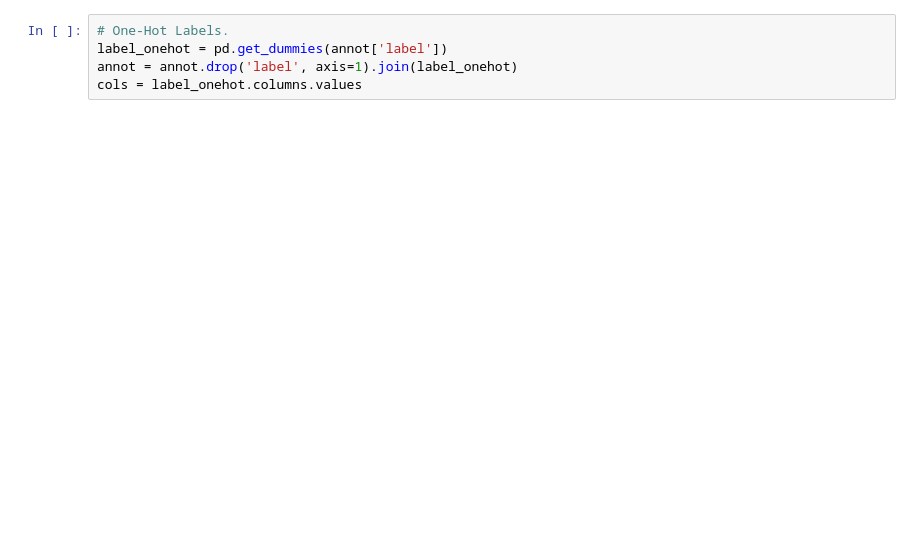
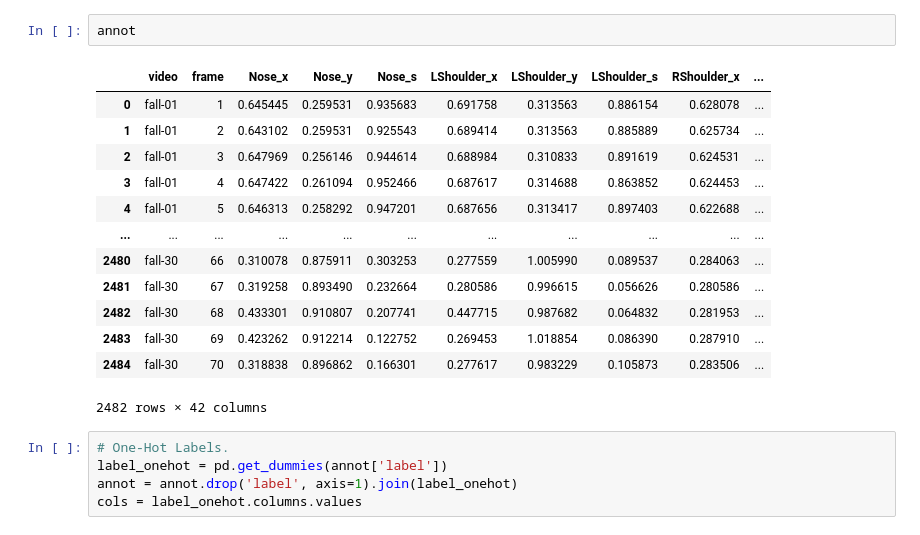
Before and after one commit to MyNameIsPHP/Skeleton-based-Human-Fall-Detection, a Jupyter notebook: process.ipynb, the cells around one changed output. Drawn from its saved outputs; the diff is of its cells as text; blank space fills up the shorter version.

```diff
--- a/process.ipynb
+++ b/process.ipynb
@@ -37,3 +37,19 @@ Number of rows in annot: 1683
+# %%
+annot
+# %% [output]
+|  | video | frame | Nose_x | Nose_y | Nose_s | LShoulder_x | LShoulder_y | LShoulder_s | RShoulder_x | ... |
+| 0 | fall-01 | 1 | 0.645445 | 0.259531 | 0.935683 | 0.691758 | 0.313563 | 0.886154 | 0.628078 | ... |
+| 1 | fall-01 | 2 | 0.643102 | 0.259531 | 0.925543 | 0.689414 | 0.313563 | 0.885889 | 0.625734 | ... |
+| 2 | fall-01 | 3 | 0.647969 | 0.256146 | 0.944614 | 0.688984 | 0.310833 | 0.891619 | 0.624531 | ... |
+| 3 | fall-01 | 4 | 0.647422 | 0.261094 | 0.952466 | 0.687617 | 0.314688 | 0.863852 | 0.624453 | ... |
+| 4 | fall-01 | 5 | 0.646313 | 0.258292 | 0.947201 | 0.687656 | 0.313417 | 0.897403 | 0.622688 | ... |
+| ... | ... | ... | ... | ... | ... | ... | ... | ... | ... | ... |
+| 2480 | fall-30 | 66 | 0.310078 | 0.875911 | 0.303253 | 0.277559 | 1.005990 | 0.089537 | 0.284063 | ... |
+| 2481 | fall-30 | 67 | 0.319258 | 0.893490 | 0.232664 | 0.280586 | 0.996615 | 0.056626 | 0.280586 | ... |
+| 2482 | fall-30 | 68 | 0.433301 | 0.910807 | 0.207741 | 0.447715 | 0.987682 | 0.064832 | 0.281953 | ... |
+| 2483 | fall-30 | 69 | 0.423262 | 0.912214 | 0.122752 | 0.269453 | 1.018854 | 0.086390 | 0.287910 | ... |
+| 2484 | fall-30 | 70 | 0.318838 | 0.896862 | 0.166301 | 0.277617 | 0.983229 | 0.105873 | 0.283506 | ... |
+2482 rows × 42 columns
 # %%
 # One-Hot Labels.
 label_onehot = pd.get_dummies(annot['label'])
```
Also changed, not shown: parts of 35 cells of this notebook, 36 other files.
